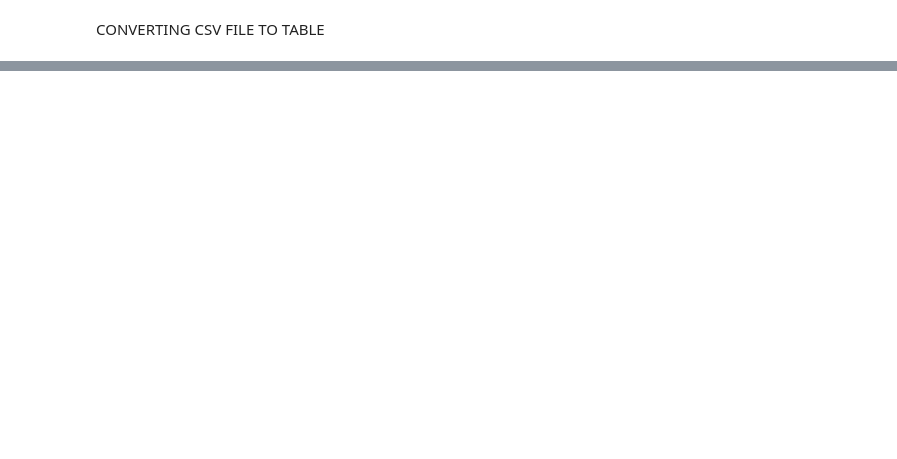
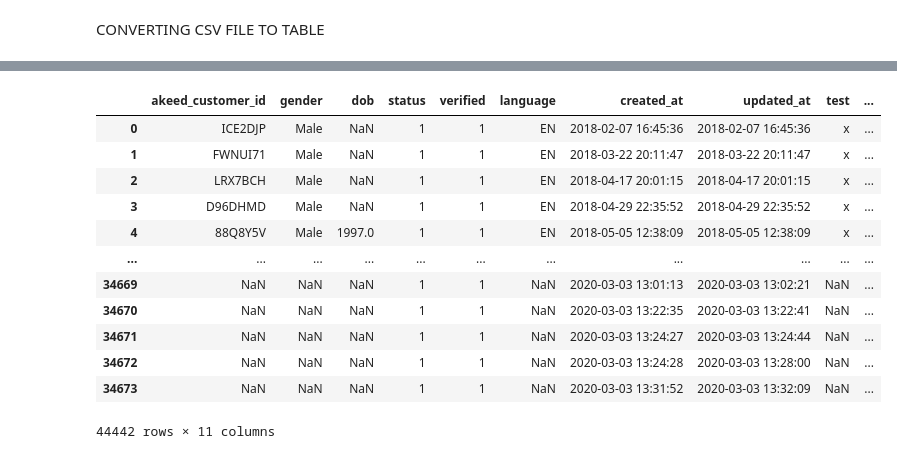
Before and after one commit to The-DigitalAcademy/Restaurant_Recommendation, a Jupyter notebook: ResturantRecommend(SQL).ipynb, the cells around one changed output, grey strips where cells are left out. Cells and saved outputs as stored; diff of their text form; code cells hidden in the pictures; blank space fills up the shorter version.

```diff
--- a/ResturantRecommend(SQL).ipynb
+++ b/ResturantRecommend(SQL).ipynb
@@ -41,0 +82,6 @@ test_locations = pd.read_csv('/Users/da_m1_52/Downloads/test_locations.csv')
+# %%
+train_customers['customer_id'] = train_customers['akeed_customer_id']
+train_customers = train_customers.drop(['akeed_customer_id'], axis=1)
+
+# test_customers['customer_id'] = test_customers['akeed_customer_id']
+# test_customers = test_customers.drop(['akeed_customer_id'], axis=1)
@@ -41,0 +94,17 @@ test_locations = pd.read_csv('/Users/da_m1_52/Downloads/test_locations.csv')
+# %%
+customers = pd.concat([test_customers,train_customers], axis=0)
+customers
+# %% [output]
+|  | akeed_customer_id | gender | dob | status | verified | language | created_at | updated_at | test | ... |
+| 0 | ICE2DJP | Male | NaN | 1 | 1 | EN | 2018-02-07 16:45:36 | 2018-02-07 16:45:36 | x | ... |
+| 1 | FWNUI71 | Male | NaN | 1 | 1 | EN | 2018-03-22 20:11:47 | 2018-03-22 20:11:47 | x | ... |
+| 2 | LRX7BCH | Male | NaN | 1 | 1 | EN | 2018-04-17 20:01:15 | 2018-04-17 20:01:15 | x | ... |
+| 3 | D96DHMD | Male | NaN | 1 | 1 | EN | 2018-04-29 22:35:52 | 2018-04-29 22:35:52 | x | ... |
+| 4 | 88Q8Y5V | Male | 1997.0 | 1 | 1 | EN | 2018-05-05 12:38:09 | 2018-05-05 12:38:09 | x | ... |
+| ... | ... | ... | ... | ... | ... | ... | ... | ... | ... | ... |
+| 34669 | NaN | NaN | NaN | 1 | 1 | NaN | 2020-03-03 13:01:13 | 2020-03-03 13:02:21 | NaN | ... |
+| 34670 | NaN | NaN | NaN | 1 | 1 | NaN | 2020-03-03 13:22:35 | 2020-03-03 13:22:41 | NaN | ... |
+| 34671 | NaN | NaN | NaN | 1 | 1 | NaN | 2020-03-03 13:24:27 | 2020-03-03 13:24:44 | NaN | ... |
+| 34672 | NaN | NaN | NaN | 1 | 1 | NaN | 2020-03-03 13:24:28 | 2020-03-03 13:28:00 | NaN | ... |
+| 34673 | NaN | NaN | NaN | 1 | 1 | NaN | 2020-03-03 13:31:52 | 2020-03-03 13:32:09 | NaN | ... |
+44442 rows × 11 columns
```
Also changed, not shown: parts of 55 cells of this notebook.
